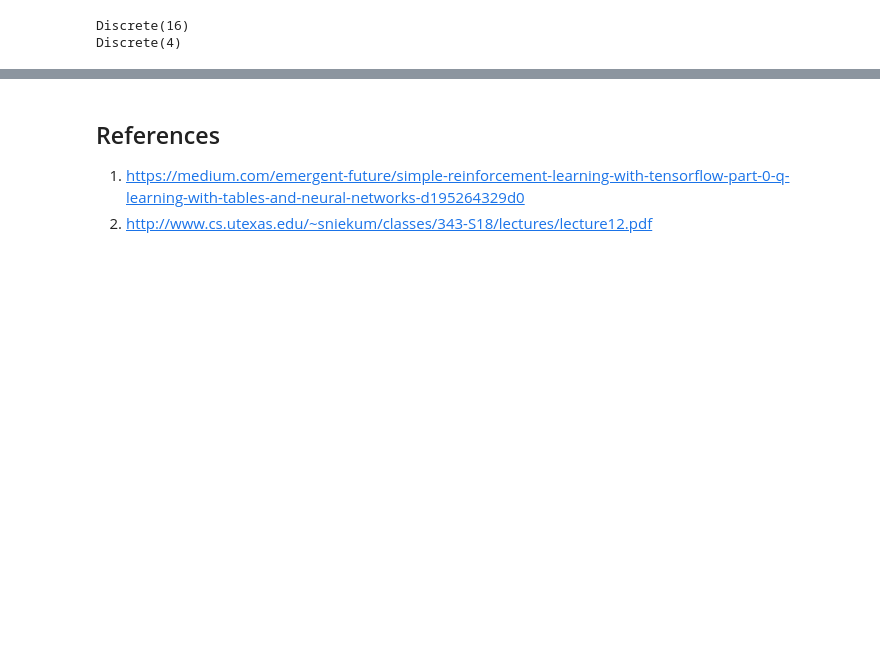
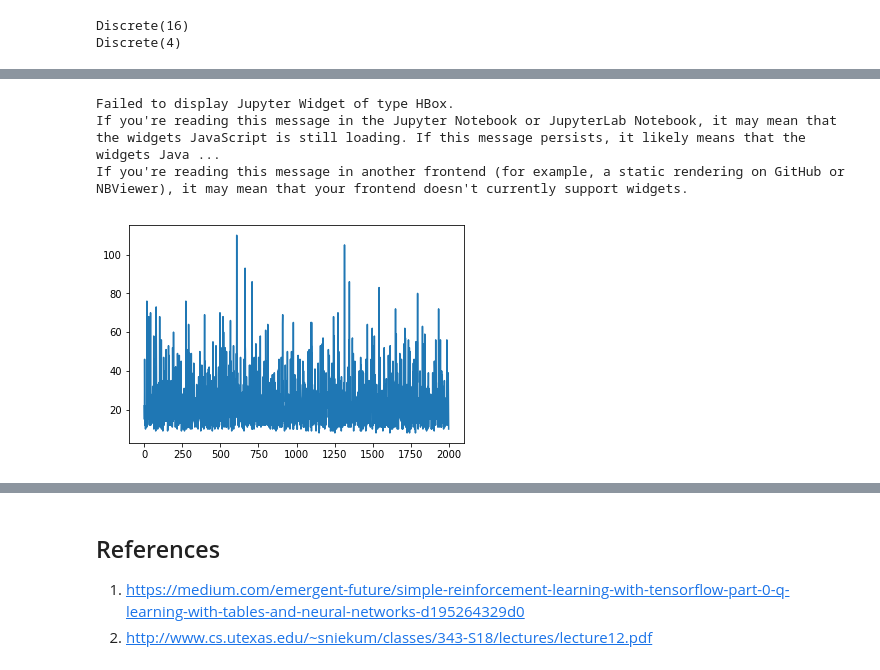
Before and after one commit to jinyeom/leuchtturm, a Jupyter notebook: Reinforcement Learning.ipynb, the cells around one changed output, grey strips where cells are left out. Saved outputs shown, nothing was run; the diff lists cells and outputs as text; code cells hidden in the pictures; blank space fills up the shorter version.

```diff
--- a/Reinforcement Learning.ipynb
+++ b/Reinforcement Learning.ipynb
@@ -84,0 +95,43 @@ The following diagram describes our model for approximate Q-learning. A set of f
+# %%
+def pred_Q(W, s):
+    return np.dot(W, s)
+
+def softmax(x):
+    e_x = np.exp(x - np.max(x))
+    return e_x / e_x.sum()
+
+def choose_action(W, s):
+    # softmax is another method of exploration (other than ε-greedy), in which
+    # probability of each action is computed, and the most probable action is
+    # selected.
+    probs = softmax(pred_Q(W, s))
+    return np.random.choice(np.arange(len(probs)), p=probs)
+# %%
+def update_W(W, s, a, r, s_, alpha, gamma):
+    diff = r + gamma * np.amax(pred_Q(W, s_)) - pred_Q(W, s)[a]
+    W[a, :] = W[a, :] + alpha * diff * s
+# %%
+def approx_q_learning(W, env, alpha, gamma, n_iter, n_eps):
+    reward_log = []
+    for ep in tqdm(range(n_eps)):
+        s = env.reset()
+        i = total_reward = done = 0
+        while not done and i < n_iter:
+            a = choose_action(W, s)
+            s_, r, done, _ = env.step(a)
+            update_W(W, s, a, r, s_, alpha, gamma)
+            total_reward += r
+            s = s_
+            i += 1
+        reward_log.append(total_reward)
+    return reward_log
+# %%
+approx_q = np.random.normal(loc=0.0, scale=0.01, size=(env.action_space.n, env.observation_space.shape[0]))
+reward_log = approx_q_learning(approx_q, env, 1e-4, 0.9, 200, 2000)
+plt.plot(reward_log)
+plt.show()
+# %% [output]
+Failed to display Jupyter Widget of type HBox.
+If you're reading this message in the Jupyter Notebook or JupyterLab Notebook, it may mean that the widgets JavaScript is still loading. If this message persists, it likely means that the widgets Java ...
+If you're reading this message in another frontend (for example, a static rendering on GitHub or NBViewer), it may mean that your frontend doesn't currently support widgets.
+[figure, added]
```
Also changed, not shown: parts of 9 cells of this notebook.
